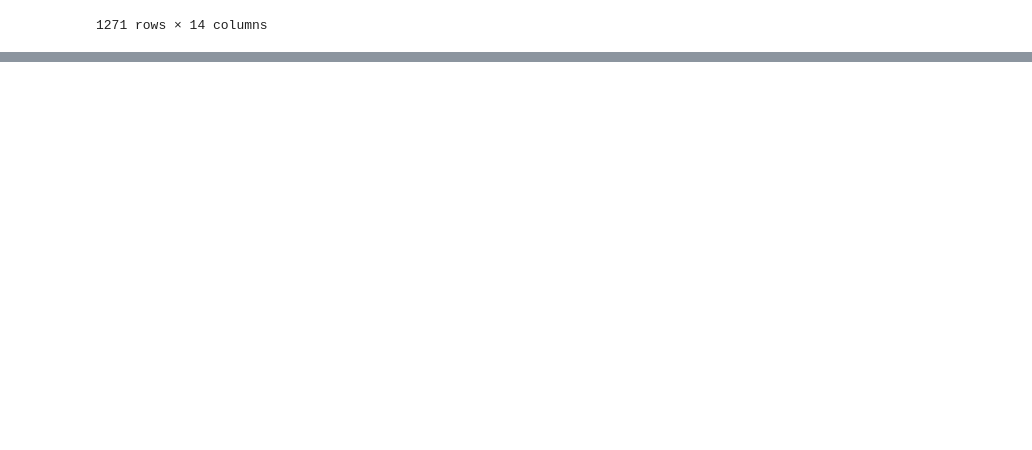
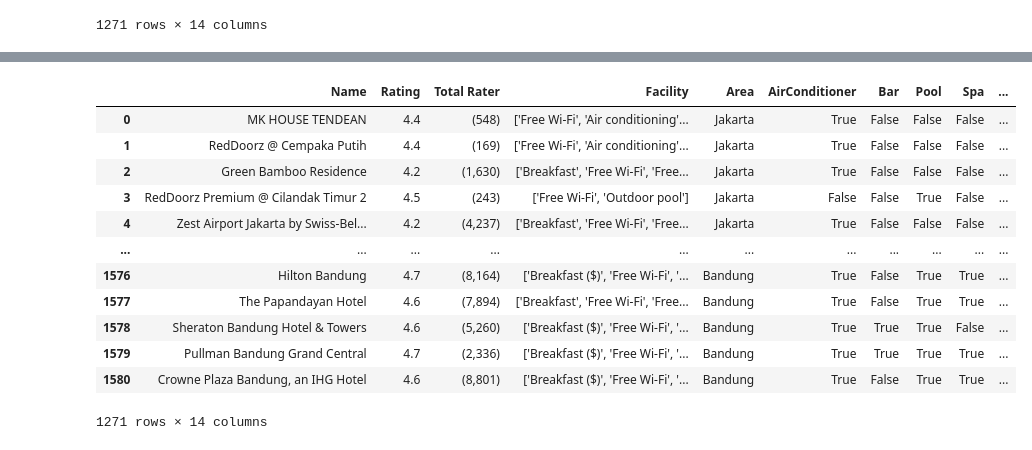
Before and after one commit to ilham-2001/naive-bayes-hotel-price-category-estimation, a Jupyter notebook: test.ipynb, the cells around one changed output, grey strips where cells are left out. Saved outputs shown, nothing was run; the diff lists cells and outputs as text; code cells hidden in the pictures; blank space fills up the shorter version.

```diff
--- a/test.ipynb
+++ b/test.ipynb
@@ -275,3 +275,17 @@ data
 | 1579 | Pullman Bandung Grand Central | 5-star hotel | 4.7 | (2,336) | ['Breakfast ($)', 'Free Wi-Fi', '... | IDR 1,697,079 | Bandung | True | True | True | ... |
 | 1580 | Crowne Plaza Bandung, an IHG Hotel | 5-star hotel | 4.6 | (8,801) | ['Breakfast ($)', 'Free Wi-Fi', '... | IDR 1,421,170 | Bandung | True | False | True | ... |
 1271 rows × 14 columns
+# %%
+# ubah price mennjadi integer
+price = data['Price']
+prices_data = []
+
+for p in price:
+    p = p.replace('IDR ', '')
+    p = int(p.replace(',', ''))
+    prices_data.append(p)
+
+data = data.assign(Price_IDR=prices_data)
+
+data = data.drop(['Price'], axis=1)
+data
@@ -278,2 +306,29 @@ data
+# %%
+hotelStar = data['Class']
+hotelNew = []
+
+for x in hotelStar:
+  x = x.replace("-star hotel", "")
+  x = int(x)
+  hotelNew.append(x)
+
+data = data.assign(hotelClass=hotelNew)
+data = data.drop(['Class'], axis=1)
+
+data
+# %% [output]
+|  | Name | Rating | Total Rater | Facility | Area | AirConditioner | Bar | Pool | Spa | ... |
+| 0 | MK HOUSE TENDEAN | 4.4 | (548) | ['Free Wi-Fi', 'Air conditioning'... | Jakarta | True | False | False | False | ... |
+| 1 | RedDoorz @ Cempaka Putih | 4.4 | (169) | ['Free Wi-Fi', 'Air conditioning'... | Jakarta | True | False | False | False | ... |
+| 2 | Green Bamboo Residence | 4.2 | (1,630) | ['Breakfast', 'Free Wi-Fi', 'Free... | Jakarta | True | False | False | False | ... |
+| 3 | RedDoorz Premium @ Cilandak Timur 2 | 4.5 | (243) | ['Free Wi-Fi', 'Outdoor pool'] | Jakarta | False | False | True | False | ... |
+| 4 | Zest Airport Jakarta by Swiss-Bel... | 4.2 | (4,237) | ['Breakfast', 'Free Wi-Fi', 'Free... | Jakarta | True | False | False | False | ... |
+| ... | ... | ... | ... | ... | ... | ... | ... | ... | ... | ... |
+| 1576 | Hilton Bandung | 4.7 | (8,164) | ['Breakfast ($)', 'Free Wi-Fi', '... | Bandung | True | False | True | True | ... |
+| 1577 | The Papandayan Hotel | 4.6 | (7,894) | ['Breakfast', 'Free Wi-Fi', 'Free... | Bandung | True | False | True | True | ... |
+| 1578 | Sheraton Bandung Hotel & Towers | 4.6 | (5,260) | ['Breakfast ($)', 'Free Wi-Fi', '... | Bandung | True | True | True | False | ... |
+| 1579 | Pullman Bandung Grand Central | 4.7 | (2,336) | ['Breakfast ($)', 'Free Wi-Fi', '... | Bandung | True | True | True | True | ... |
+| 1580 | Crowne Plaza Bandung, an IHG Hotel | 4.6 | (8,801) | ['Breakfast ($)', 'Free Wi-Fi', '... | Bandung | True | False | True | True | ... |
+1271 rows × 14 columns
 # %%
 data = data.drop(['Facility'], axis=1)
```
Also changed, not shown: parts of 4 cells of this notebook, 1 other file.
